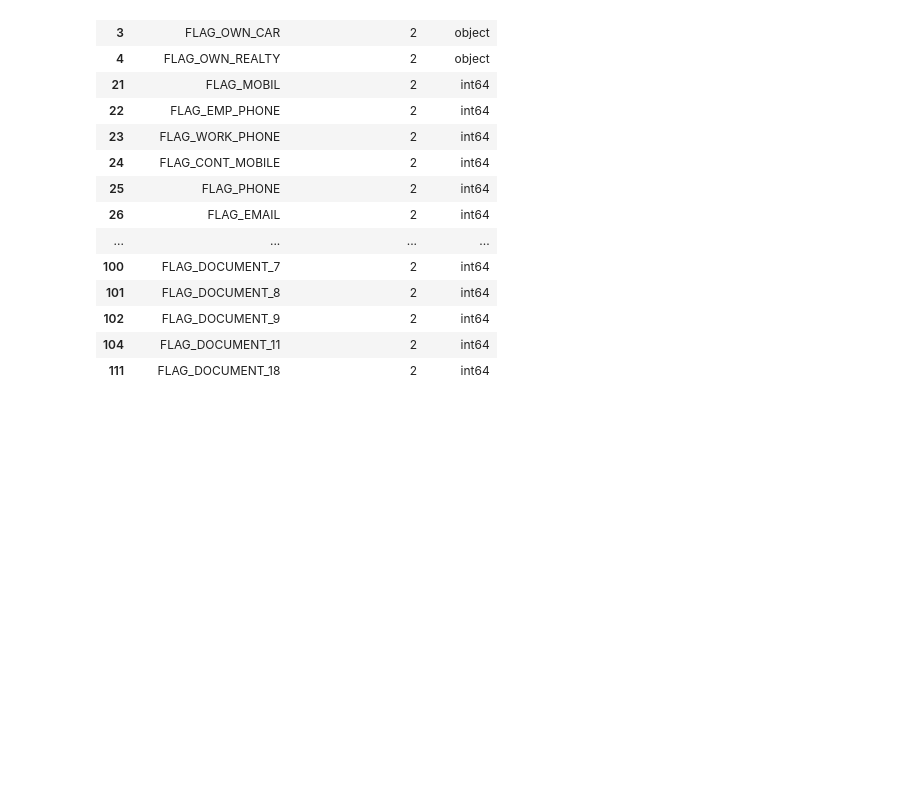
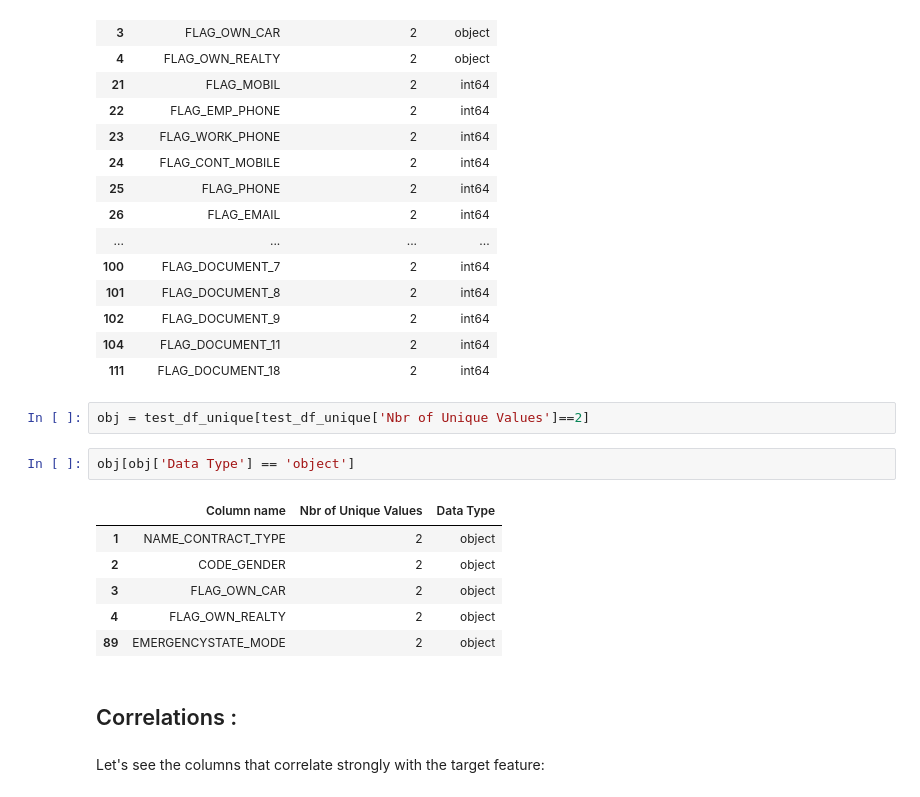
Before and after one commit to Duramann/BigDataApplicationProject, a Jupyter notebook: notebooks/1.0-TD-data-exploration.ipynb, the cells around one changed output. Cells and saved outputs as stored; diff of their text form; blank space fills up the shorter version.

Commit message:
Data preprocessing notebooks and script

```diff
--- a/notebooks/1.0-TD-data-exploration.ipynb
+++ b/notebooks/1.0-TD-data-exploration.ipynb
@@ -290,3 +290,18 @@ test_df_unique[test_df_unique['Nbr of Unique Values']==2]
 | 102 | FLAG_DOCUMENT_9 | 2 | int64 |
 | 104 | FLAG_DOCUMENT_11 | 2 | int64 |
 | 111 | FLAG_DOCUMENT_18 | 2 | int64 |
+# %%
+obj = test_df_unique[test_df_unique['Nbr of Unique Values']==2]
+# %%
+obj[obj['Data Type'] == 'object']
+# %% [output]
+|  | Column name | Nbr of Unique Values | Data Type |
+| 1 | NAME_CONTRACT_TYPE | 2 | object |
+| 2 | CODE_GENDER | 2 | object |
+| 3 | FLAG_OWN_CAR | 2 | object |
+| 4 | FLAG_OWN_REALTY | 2 | object |
+| 89 | EMERGENCYSTATE_MODE | 2 | object |
+# %% [markdown]
+## Correlations :
+# %% [markdown]
+Let's see the columns that correlate strongly with the target feature:
```
Also changed, not shown: parts of 3 cells of this notebook, 3 other files.
